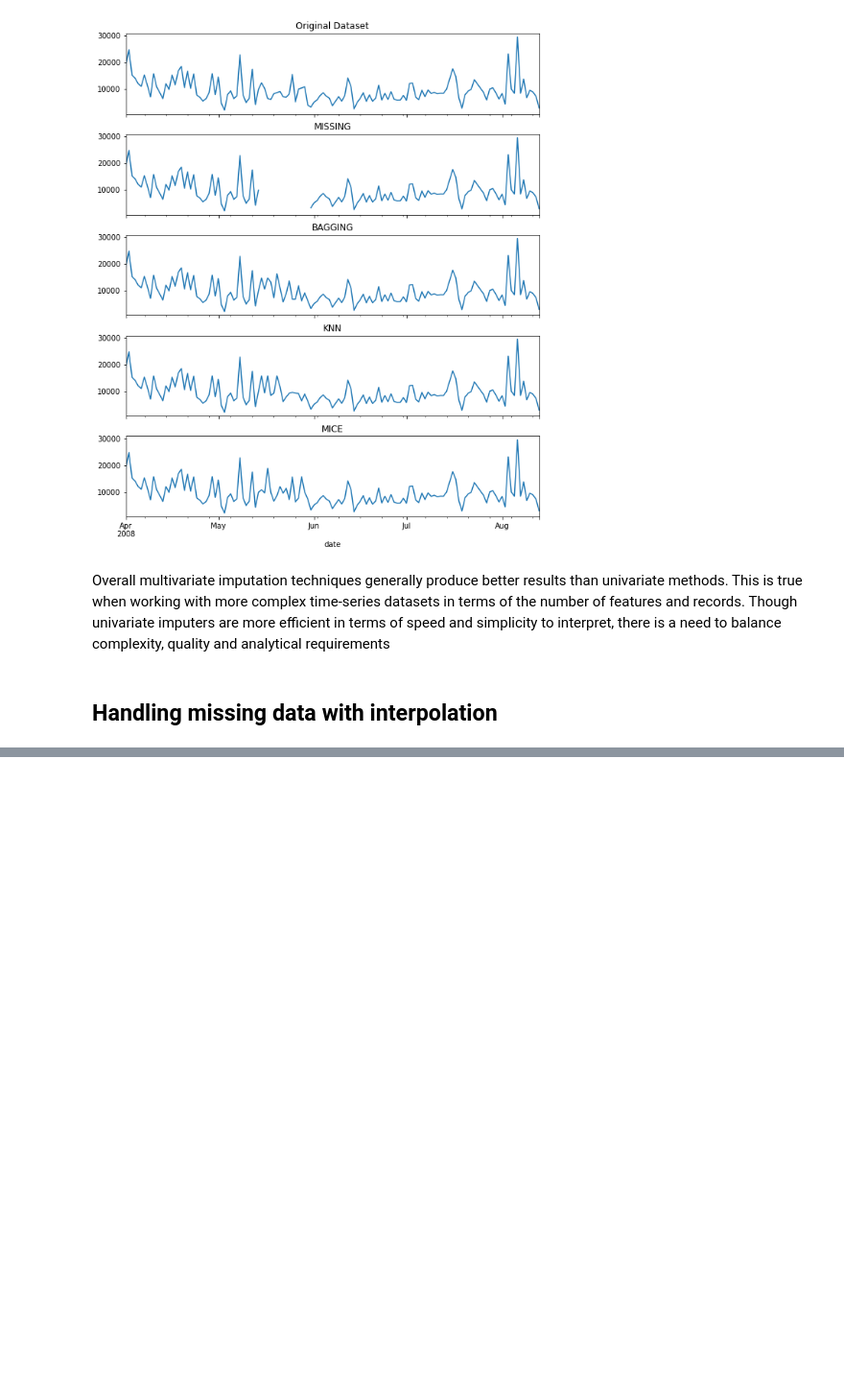
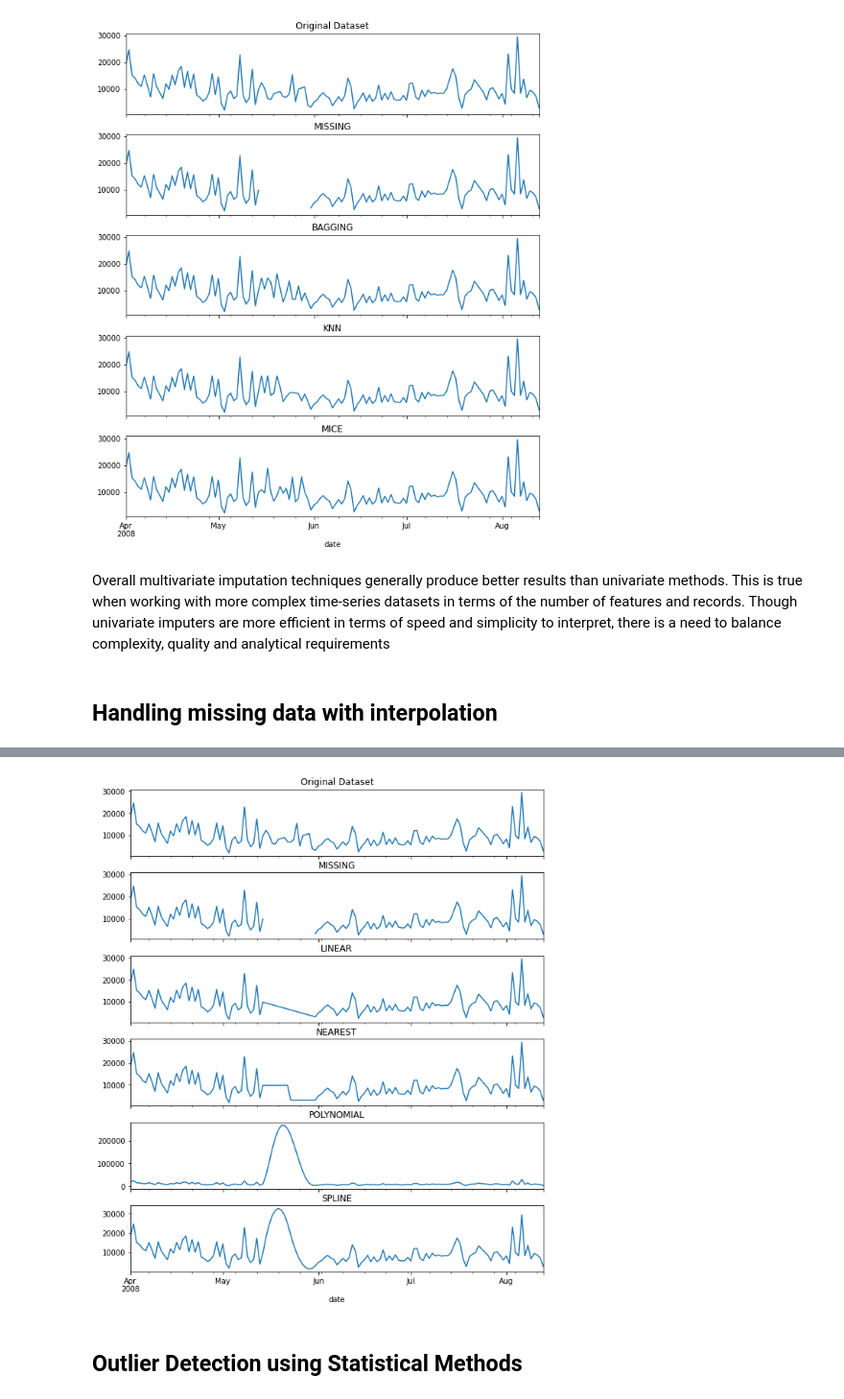
Before and after one commit to LaurbergMJ/TimeSeriesAnalysisWithPythonCookbook, a Jupyter notebook: Ch7.ipynb, the cells around one changed output, grey strips where cells are left out. Shown at 96% size. Saved outputs shown, nothing was run; the diff lists cells and outputs as text; code cells hidden in the pictures; blank space fills up the shorter version.

```diff
--- a/Ch7.ipynb
+++ b/Ch7.ipynb
@@ -485,0 +543,7 @@ Overall multivariate imputation techniques generally produce better results than
+# %%
+cols = ['clicks', 'linear', 'nearest', 'polynomial', 'spline']
+plot_dfs(clicks_original, clicks_missing[cols], 'clicks')
+# %% [output]
+[figure, added]
+# %% [markdown]
+## Outlier Detection using Statistical Methods
```
Also changed, not shown: parts of 7 cells of this notebook.
